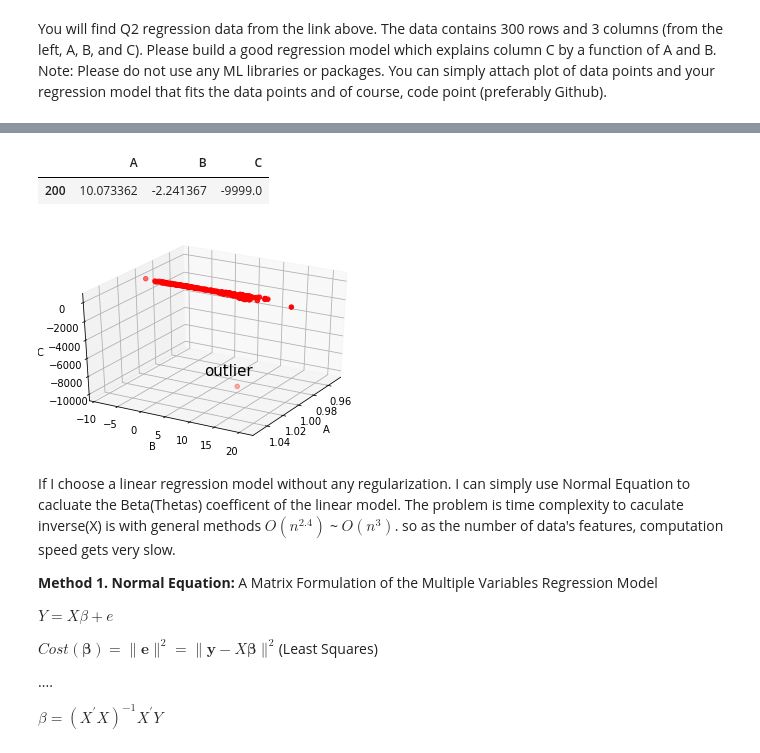
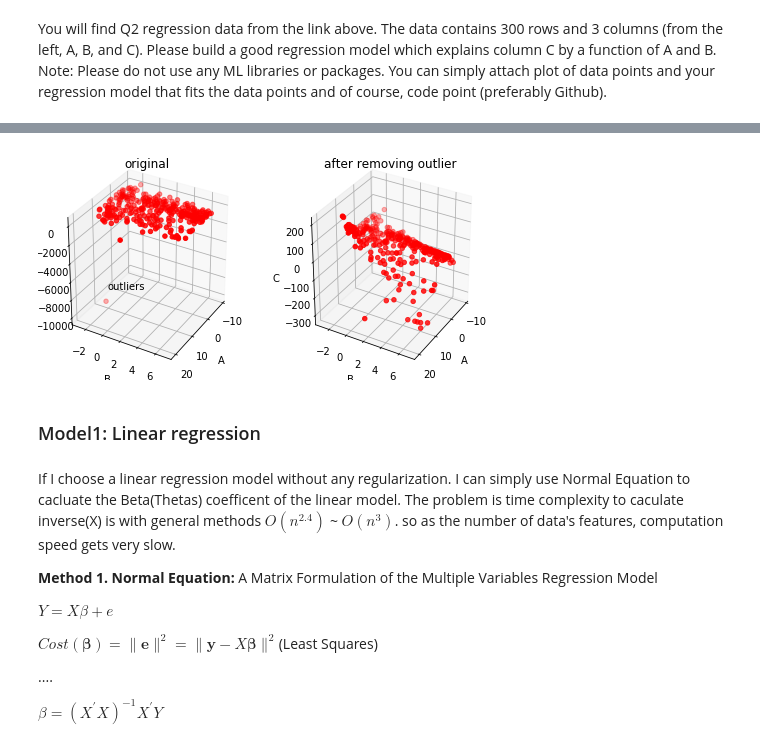
Before and after one commit to dayjang/Online_Test_M, a Jupyter notebook: moloco_q2.ipynb, the cells around one changed output, grey strips where cells are left out. Cells and saved outputs as stored; diff of their text form; code cells hidden in the pictures.

```diff
--- a/moloco_q2.ipynb
+++ b/moloco_q2.ipynb
@@ -25 +66,25 @@ df.head(5)
+# %%
+# remove an outlier
+df = df_ori.copy()
+df = df[df.C >-9000]
+
+fig = plt.figure(figsize=plt.figaspect(0.5))
+ax1 = fig.add_subplot(1, 2, 2, projection='3d')
+ax1.view_init(azim=30)
+ax1.set_xlabel('A')
+ax1.set_ylabel('B')
+ax1.set_zlabel('C')
+ax1.set_title('after removing outlier')
+ax1.scatter(df.A, df.B, df.C,color='r')
+
+ax2 = fig.add_subplot(1, 2, 1, projection='3d')
+ax2.view_init(azim=30)
+ax2.set_xlabel('A')
+ax2.set_ylabel('B')
+ax2.set_zlabel('C')
+ax2.text(10,-2,-8500,'outliers',size=10)
+ax2.set_title('original')
+ax2.scatter(df_ori.A, df_ori.B, df_ori.C,color='r');
+# %% [output]
+[figure, added]
 # %%
@@ -28,23 +94,5 @@ y = np.array(df['C']).reshape(300,1)
-# %%
-df[df.C < -8000]
-# %% [output]
-|  | A | B | C |
-| 200 | 10.073362 | -2.241367 | -9999.0 |
-# %%
-fig = plt.figure()
-ax = plt.axes(projection='3d')
-ax.view_init(azim=30)
-ax.scatter(X[:,0], X[:,1], y,color='r')
-ax.set_xlabel('A')
-ax.set_ylabel('B')
-ax.set_zlabel('C')
-ax.text(1,3,-9500,'outlier',size=15)
-
-plt.show()
-# As we can see the data points, it looks like a linear line(flat surface)
-# Also, can can see some points which locate far from the cluser of the most of data points
-# %% [output]
-[figure, removed]
+# %% [markdown]
+### Model1: Linear regression
 # %% [markdown]
 If I choose a linear regression model without any regularization. I can simply use Normal Equation to cacluate the Beta(Thetas) coefficent of the linear model. The problem is time complexity to caculate inverse(X) is with general methods $O(n^{2.4})$ ~ $O(n^{3})$. so as the number of data's features, computation speed gets very slow.
 
```
Also changed, not shown: parts of 39 cells of this notebook.
